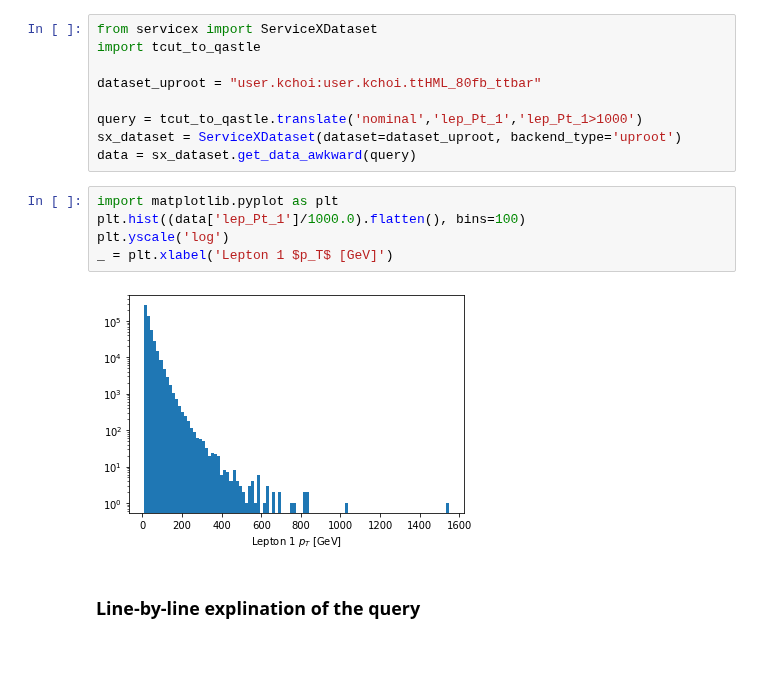
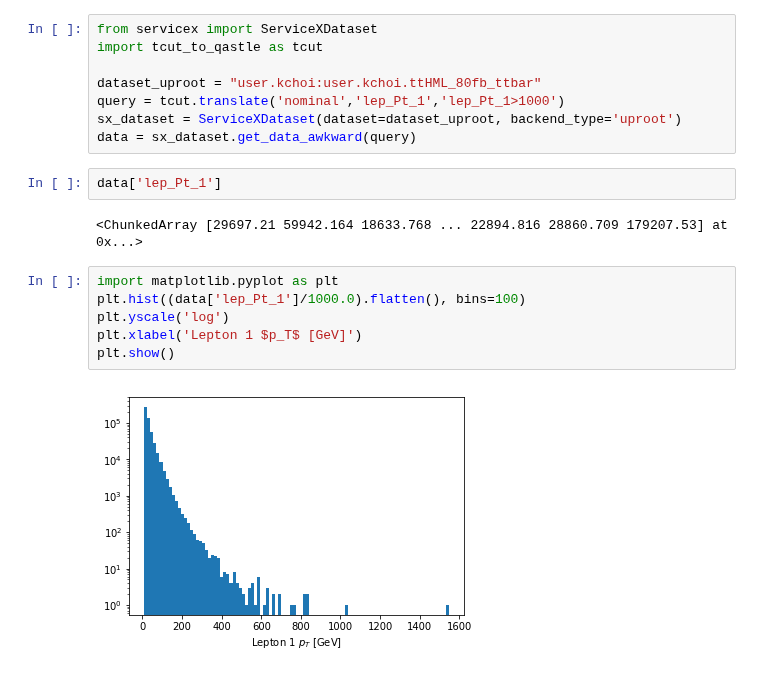
Before and after one commit to ssl-hep/ServiceX, a Jupyter notebook: helm_charts/docs/user/tcut_intro.ipynb, the cells around one changed output. Cells and saved outputs as stored; diff of their text form.

Commit message:
Update tcut intro text
Adding more text from @kyungeonchoi

```diff
--- a/helm_charts/docs/user/tcut_intro.ipynb
+++ b/helm_charts/docs/user/tcut_intro.ipynb
@@ -7,18 +11,20 @@ TCut allows for simple selection cuts and lists of columns.
 # %%
 from servicex import ServiceXDataset
-import tcut_to_qastle
+import tcut_to_qastle as tcut
 
 dataset_uproot = "user.kchoi:user.kchoi.ttHML_80fb_ttbar"
-
-query = tcut_to_qastle.translate('nominal','lep_Pt_1','lep_Pt_1>1000')
+query = tcut.translate('nominal','lep_Pt_1','lep_Pt_1>1000')
 sx_dataset = ServiceXDataset(dataset=dataset_uproot, backend_type='uproot')
 data = sx_dataset.get_data_awkward(query)
+# %%
+data['lep_Pt_1']
+# %% [output]
+<ChunkedArray [29697.21 59942.164 18633.768 ... 22894.816 28860.709 179207.53] at 0x...>
 # %%
 import matplotlib.pyplot as plt
 plt.hist((data['lep_Pt_1']/1000.0).flatten(), bins=100)
 plt.yscale('log')
-_ = plt.xlabel('Lepton 1 $p_T$ [GeV]')
+plt.xlabel('Lepton 1 $p_T$ [GeV]')
+plt.show()
 # %% [output]
-[figure, old version]
+[figure, new version]
-# %% [markdown]
-### Line-by-line explination of the query
```
Also changed, not shown: parts of 3 cells of this notebook.
